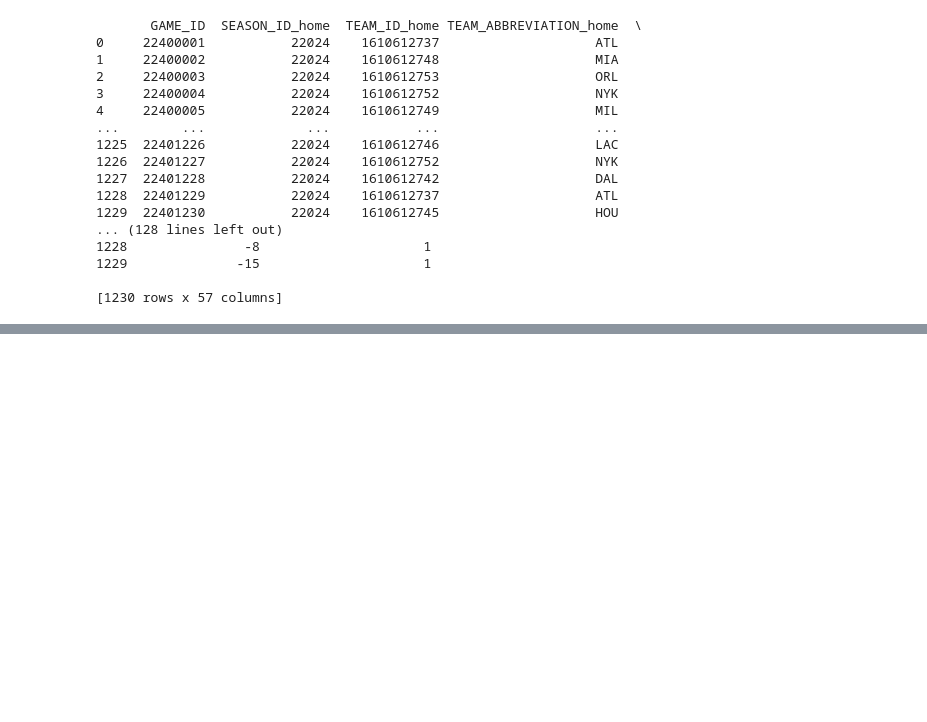
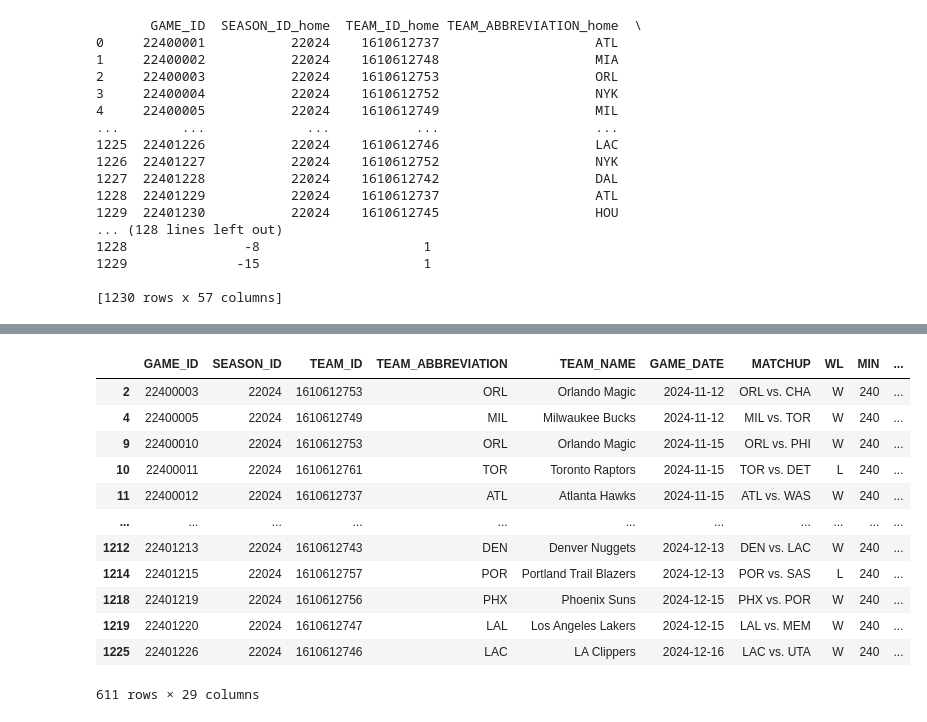
Before and after one commit to Admex666/TSDP, a Jupyter notebook: scripts/TipForge/NBA/test.ipynb, the cells around one changed output, grey strips where cells are left out. Cells and saved outputs as stored; diff of their text form; code cells hidden in the pictures; blank space fills up the shorter version.

```diff
--- a/scripts/TipForge/NBA/test.ipynb
+++ b/scripts/TipForge/NBA/test.ipynb
@@ -319,0 +209,34 @@ display(df)
+# %%
+# match names
+
+import pandas as pd
+
+odds = pd.read_csv("data/odds_2024_25.csv")
+games = pd.read_csv("data/games_2024_25.csv")
+
+# Replace "Los Angeles Clippers" to "LA Clippers" in odds.home_team and away_team
+odds["home_team"] = odds["home_team"].str.replace("Los Angeles Clippers", "LA Clippers")
+odds["away_team"] = odds["away_team"].str.replace("Los Angeles Clippers", "LA Clippers")
+
+for team_g in games.TEAM_NAME.unique():
+    if team_g not in odds.home_team.unique():
+        print(team_g)
+
+if input("Everything in order to overwrite?") == 'y':
+    odds.to_csv("data/odds_2024_25.csv", index=False)
+# %%
+games[games.MATCHUP.str.contains('vs.')]
+# %% [output]
+|  | GAME_ID | SEASON_ID | TEAM_ID | TEAM_ABBREVIATION | TEAM_NAME | GAME_DATE | MATCHUP | WL | MIN | ... |
+| 2 | 22400003 | 22024 | 1610612753 | ORL | Orlando Magic | 2024-11-12 | ORL vs. CHA | W | 240 | ... |
+| 4 | 22400005 | 22024 | 1610612749 | MIL | Milwaukee Bucks | 2024-11-12 | MIL vs. TOR | W | 240 | ... |
+| 9 | 22400010 | 22024 | 1610612753 | ORL | Orlando Magic | 2024-11-15 | ORL vs. PHI | W | 240 | ... |
+| 10 | 22400011 | 22024 | 1610612761 | TOR | Toronto Raptors | 2024-11-15 | TOR vs. DET | L | 240 | ... |
+| 11 | 22400012 | 22024 | 1610612737 | ATL | Atlanta Hawks | 2024-11-15 | ATL vs. WAS | W | 240 | ... |
+| ... | ... | ... | ... | ... | ... | ... | ... | ... | ... | ... |
+| 1212 | 22401213 | 22024 | 1610612743 | DEN | Denver Nuggets | 2024-12-13 | DEN vs. LAC | W | 240 | ... |
+| 1214 | 22401215 | 22024 | 1610612757 | POR | Portland Trail Blazers | 2024-12-13 | POR vs. SAS | L | 240 | ... |
+| 1218 | 22401219 | 22024 | 1610612756 | PHX | Phoenix Suns | 2024-12-15 | PHX vs. POR | W | 240 | ... |
+| 1219 | 22401220 | 22024 | 1610612747 | LAL | Los Angeles Lakers | 2024-12-15 | LAL vs. MEM | W | 240 | ... |
+| 1225 | 22401226 | 22024 | 1610612746 | LAC | LA Clippers | 2024-12-16 | LAC vs. UTA | W | 240 | ... |
+611 rows × 29 columns
```
Also changed, not shown: parts of 4 cells of this notebook, 4 other files.
